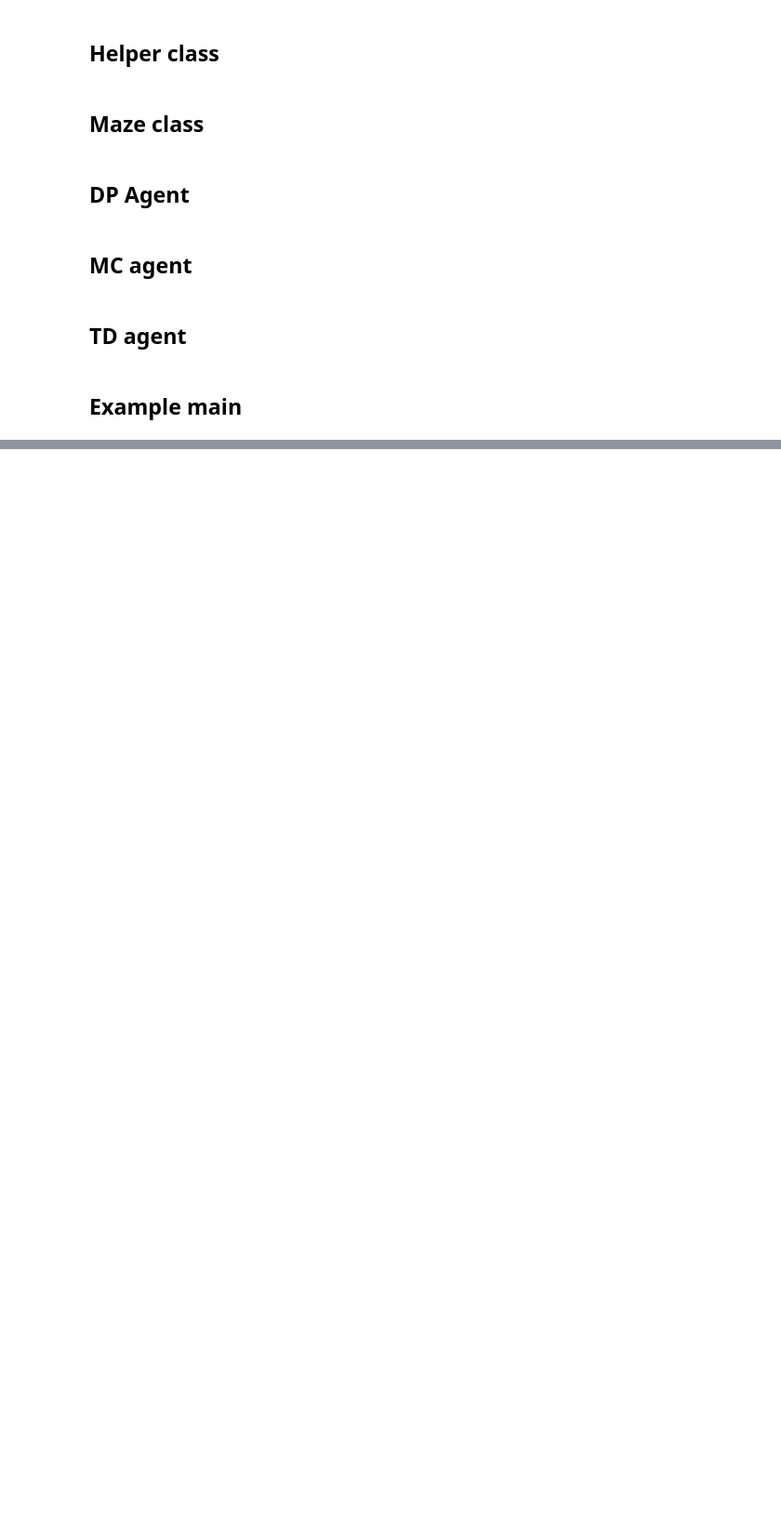
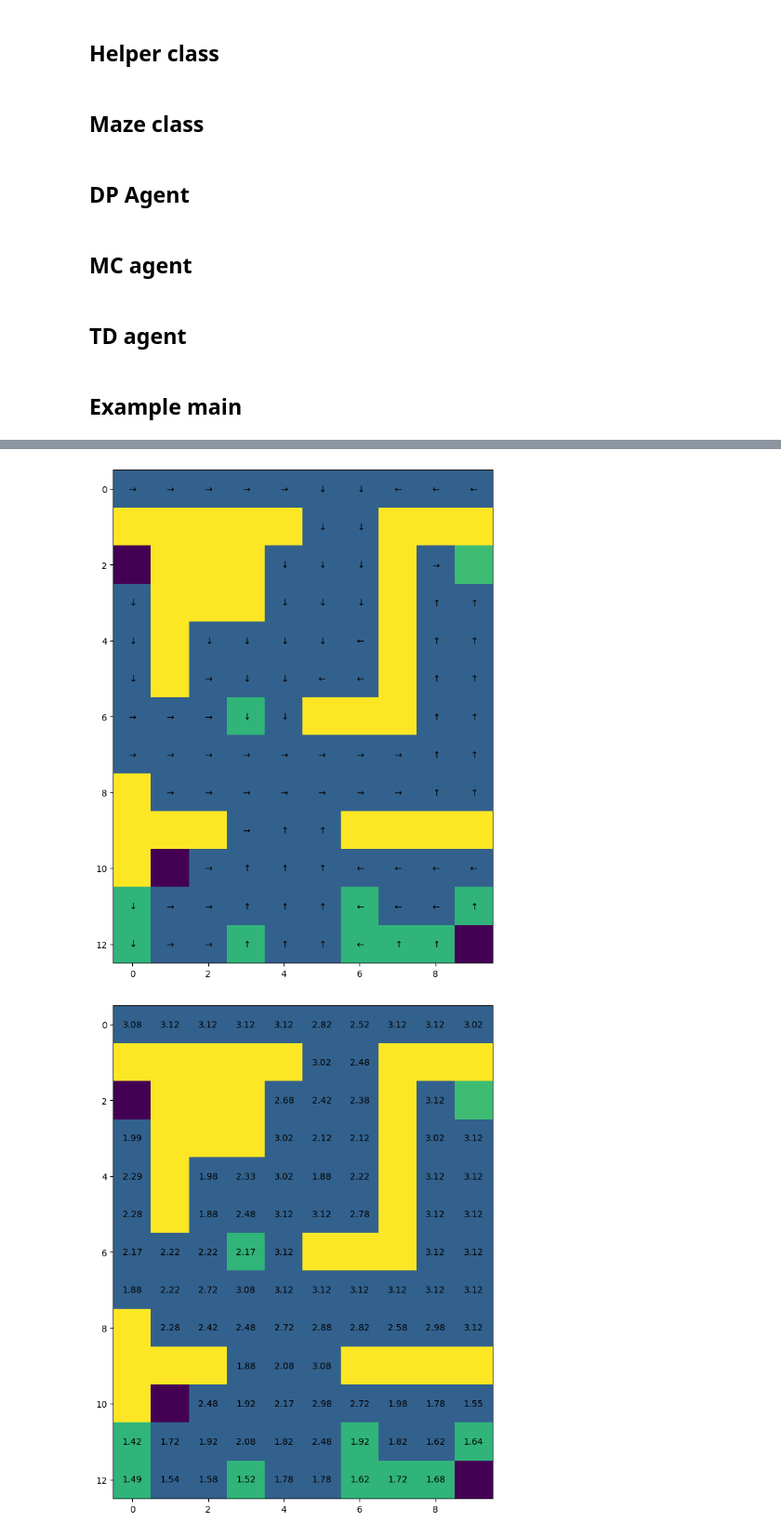
Before and after one commit to GuoYipeng279/reinforcemant, a Jupyter notebook: coursework_1.ipynb, the cells around one changed output, grey strips where cells are left out. Shown: that part at 93% size. Cells and saved outputs as stored; diff of their text form; code cells hidden in the pictures; blank space fills up the shorter version.

```diff
--- a/coursework_1.ipynb
+++ b/coursework_1.ipynb
@@ -666,0 +679,16 @@ Graphical representation of the policy for each gamma:
+# %%
+### Question 2: Monte-Carlo learning
+rerun = 50
+save = np.zeros((maze.get_state_size(),maze.get_action_size(),rerun))
+rew = []
+for i in range(rerun):
+    print('Rerun',i)
+
+    mc_agent = MC_agent()
+    mc_policy, mc_values, mc_total_rewards = mc_agent.solve(maze,0.5)
+
+    # print("Results of the MC agent:\n")
+    # maze.get_graphics().draw_policy(mc_policy)
+    # maze.get_graphics().draw_value(mc_values[-1])
+    save[:,:,i] = mc_policy
+    rew.append(mc_total_rewards)
@@ -666,0 +713,11 @@ Graphical representation of the policy for each gamma:
+# %%
+stats = np.sum(save[:,:,:50],2)/10
+ratio = np.max(stats,1)
+same = np.zeros(maze._shape)
+for s in range(maze.get_state_size()):
+    if np.argmax(stats[s]) != np.argmax(dp_policy[s]): same[maze._get_loc_from_state(s)] = 10
+maze.get_graphics().draw_policy(stats,same=same)
+maze.get_graphics().draw_value(ratio,same=same)
+# %% [output]
+[figure, added]
+[figure, added]
```
Also changed, not shown: parts of 10 cells of this notebook, 17 other files.
